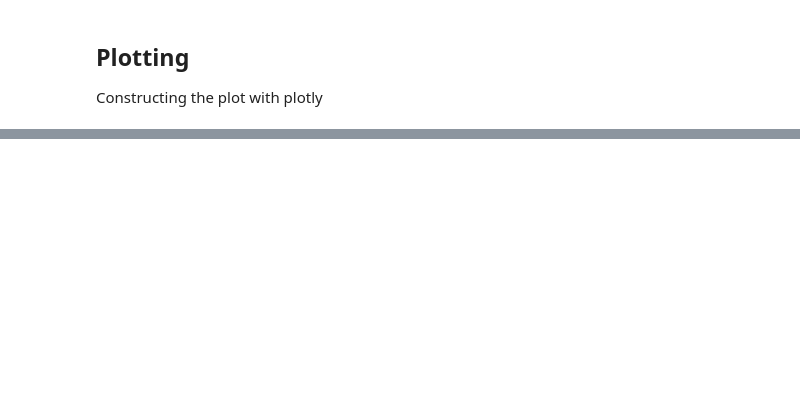
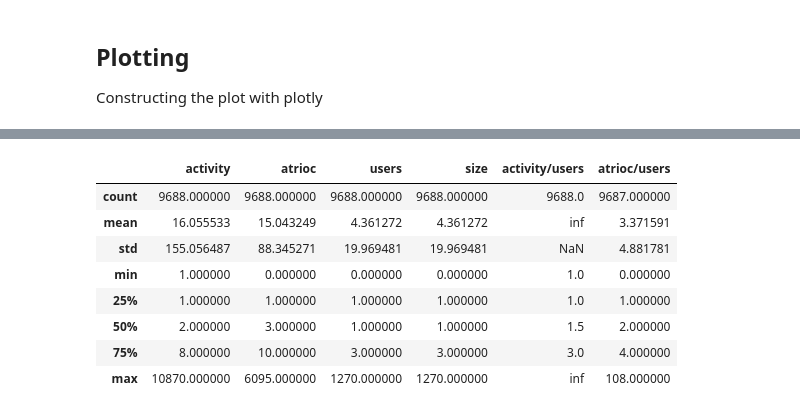
Before and after one commit to maybemaby/RAM, a Jupyter notebook: main.ipynb, the cells around one changed output, grey strips where cells are left out. Cells and saved outputs as stored; diff of their text form; code cells hidden in the pictures; blank space fills up the shorter version.

```diff
--- a/main.ipynb
+++ b/main.ipynb
@@ -121,7 +145,7 @@ i = 1
 # Adding hover labels and bubble_sizes based on user overlap
 for index, row in df.iterrows():
     hover_text.append(f'Activity in {index}: {row["activity"]}<br>' +
-    f'Activity in r/LudwigAhgren: {row["rludwig"]}<br>' +
+    f'Activity in r/{search_in}: {row[f"{search_in}"]}<br>' +
     f'Overlapping Users: {row["users"]}')
     bubble_size.append(row["users"])
     i += 1
@@ -141,12 +165,12 @@ for index, row in df.iloc[0:30, :].iterrows():
     yshift_adjust = {'PublicFreakout':20, 'aww': -10, 'Minecraft': 25, 'interestingasfuck': -10, 'PewdiepieSubmissions': -10}
     if index in ['PublicFreakout', 'interestingasfuck','PewdiepieSubmissions', 'aww']:
         yshift = yshift_adjust.get(index)
-    annotations.append(dict(text=index, showarrow=show_arrow, arrowhead=1, x=math.log(row['rludwig'])/math.log(10), y=math.log(row['activity'])/math.log(10),yshift=yshift))
+    annotations.append(dict(text=index, showarrow=show_arrow, arrowhead=1, x=math.log(row[f'{search_in}'])/math.log(10), y=math.log(row['activity'])/math.log(10),yshift=yshift))
 
 sizeref = 2. * max(df['size'].iloc[0:30]) / (120 ** 2)
 for subreddit_name, subreddit in subreddit_data.items():
     fig.add_trace(go.Scatter(
-        x=[subreddit['rludwig']], y=[subreddit['activity']],
+        x=[subreddit[f'{search_in}']], y=[subreddit['activity']],
         name=subreddit_name, text=subreddit['text'],
         marker_size=subreddit['size'] // 8, # Tune this paramater to fit the marker size you want
     ))
@@ -155,18 +179,18 @@ fig.update_traces(mode='markers', marker=dict(sizemode='area', sizeref=sizeref,
 # for annotation in annotations:
 #     fig.add_annotation(annotation)
 fig.update_layout(
-    title='r/LudwigAhgren Crossover with other Subreddits (Top 30 by User Overlap)',
+    title=f'r/{search_in} Crossover with other Subreddits (Top 30 by User Overlap)',
     xaxis=dict(
-        title='Activity (Posts+Comments) in r/LudwigAhgren',
+        title=f'Activity (Posts+Comments) in r/{search_in}',
         gridcolor='white',
-        type='linear', # Change to log and uncomment the annotations for better visibility
+        type='log', # Change to log and uncomment the annotations for better visibility
         gridwidth=2,
     ),
     yaxis=dict(
         title='Activity (Posts+Comments) in other Subreddit',
         gridcolor='white',
         gridwidth=2,
-        type='linear' # Change to log and uncomment the annotations for better visibility
+        type='log' # Change to log and uncomment the annotations for better visibility
     ),
     legend=dict(
         title=dict(text="""Subreddits by overlapping user count<br><br>Bubble size proportional to user count""", font=dict(size=18)),
@@ -189,0 +220,12 @@ df.to_csv(path_or_buf='activity.csv',index=True)
+# %%
+df.describe()
+# %% [output]
+|  | activity | atrioc | users | size | activity/users | atrioc/users |
+| count | 9688.000000 | 9688.000000 | 9688.000000 | 9688.000000 | 9688.0 | 9687.000000 |
+| mean | 16.055533 | 15.043249 | 4.361272 | 4.361272 | inf | 3.371591 |
+| std | 155.056487 | 88.345271 | 19.969481 | 19.969481 | NaN | 4.881781 |
+| min | 1.000000 | 0.000000 | 0.000000 | 0.000000 | 1.0 | 0.000000 |
+| 25% | 1.000000 | 1.000000 | 1.000000 | 1.000000 | 1.0 | 1.000000 |
+| 50% | 2.000000 | 3.000000 | 1.000000 | 1.000000 | 1.5 | 2.000000 |
+| 75% | 8.000000 | 10.000000 | 3.000000 | 3.000000 | 3.0 | 4.000000 |
+| max | 10870.000000 | 6095.000000 | 1270.000000 | 1270.000000 | inf | 108.000000 |
```
Also changed, not shown: parts of 23 cells of this notebook, 2 other files.
